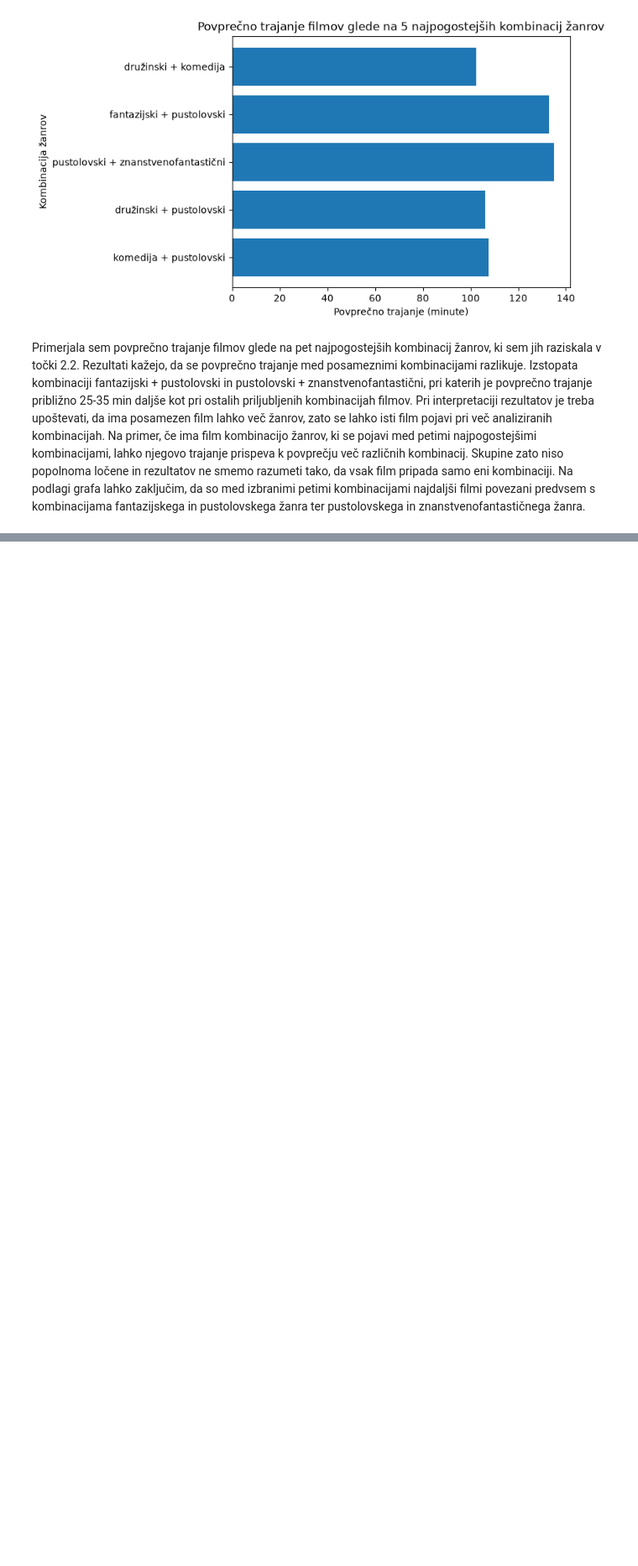
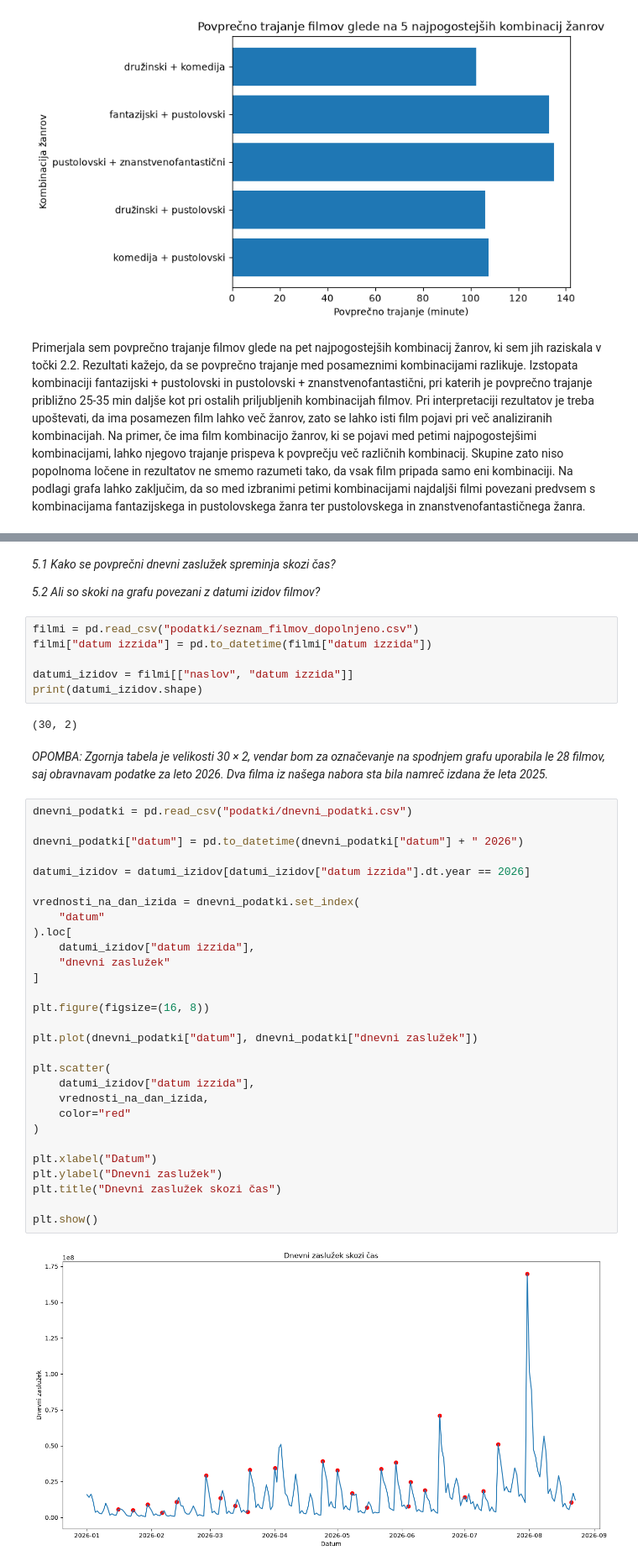
Before and after one commit to idakosmerl-web/projektna-naloga, a Jupyter notebook: analiza_podatkov.ipynb, the cells around one changed output, grey strips where cells are left out. Shown at 84% size. Saved outputs shown, nothing was run; the diff lists cells and outputs as text; blank space fills up the shorter version.

```diff
--- a/analiza_podatkov.ipynb
+++ b/analiza_podatkov.ipynb
@@ -165,0 +222,45 @@ Na podlagi grafa lahko zaključim, da so med izbranimi petimi kombinacijami najd
+# %% [markdown]
+*5.1 Kako se povprečni dnevni zaslužek spreminja skozi čas?*
+
+*5.2 Ali so skoki na grafu povezani z datumi izidov filmov?*
+# %%
+filmi = pd.read_csv("podatki/seznam_filmov_dopolnjeno.csv")
+filmi["datum izzida"] = pd.to_datetime(filmi["datum izzida"])
+
+datumi_izidov = filmi[["naslov", "datum izzida"]]
+print(datumi_izidov.shape)
+# %% [output]
+(30, 2)
+# %% [markdown]
+*OPOMBA: Zgornja tabela je velikosti 30 × 2, vendar bom za označevanje na spodnjem grafu uporabila le 28 filmov, saj obravnavam podatke za leto 2026. Dva filma iz našega nabora sta bila namreč izdana že leta 2025.*
+# %%
+dnevni_podatki = pd.read_csv("podatki/dnevni_podatki.csv")
+
+dnevni_podatki["datum"] = pd.to_datetime(dnevni_podatki["datum"] + " 2026")
+
+datumi_izidov = datumi_izidov[datumi_izidov["datum izzida"].dt.year == 2026]
+
+vrednosti_na_dan_izida = dnevni_podatki.set_index(
+    "datum"
+).loc[
+    datumi_izidov["datum izzida"],
+    "dnevni zaslužek"
+]
+
+plt.figure(figsize=(16, 8))
+
+plt.plot(dnevni_podatki["datum"], dnevni_podatki["dnevni zaslužek"])
+
+plt.scatter(
+    datumi_izidov["datum izzida"],
+    vrednosti_na_dan_izida,
+    color="red"
+)
+
+plt.xlabel("Datum")
+plt.ylabel("Dnevni zaslužek")
+plt.title("Dnevni zaslužek skozi čas")
+
+plt.show()
+# %% [output]
+[figure, added]
```
Also changed, not shown: parts of 6 cells of this notebook.
